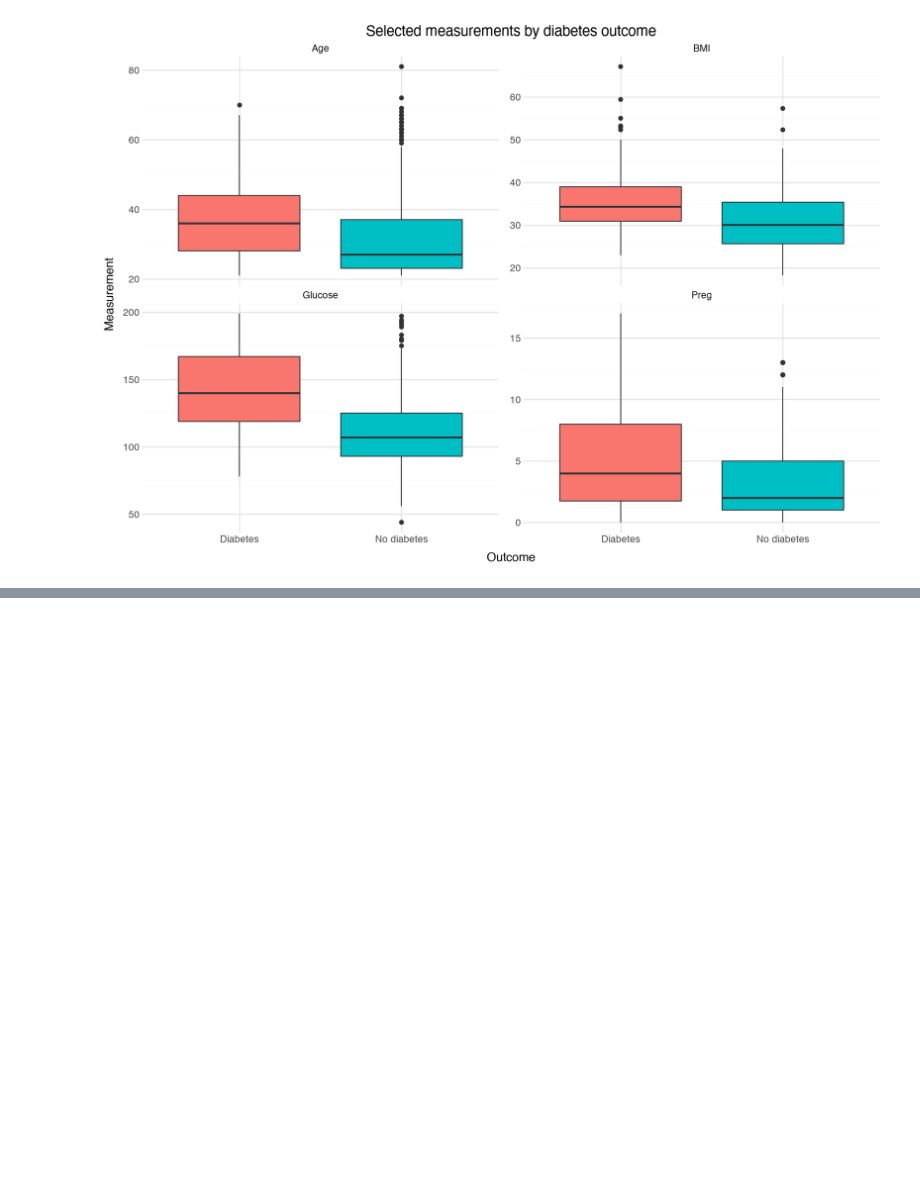
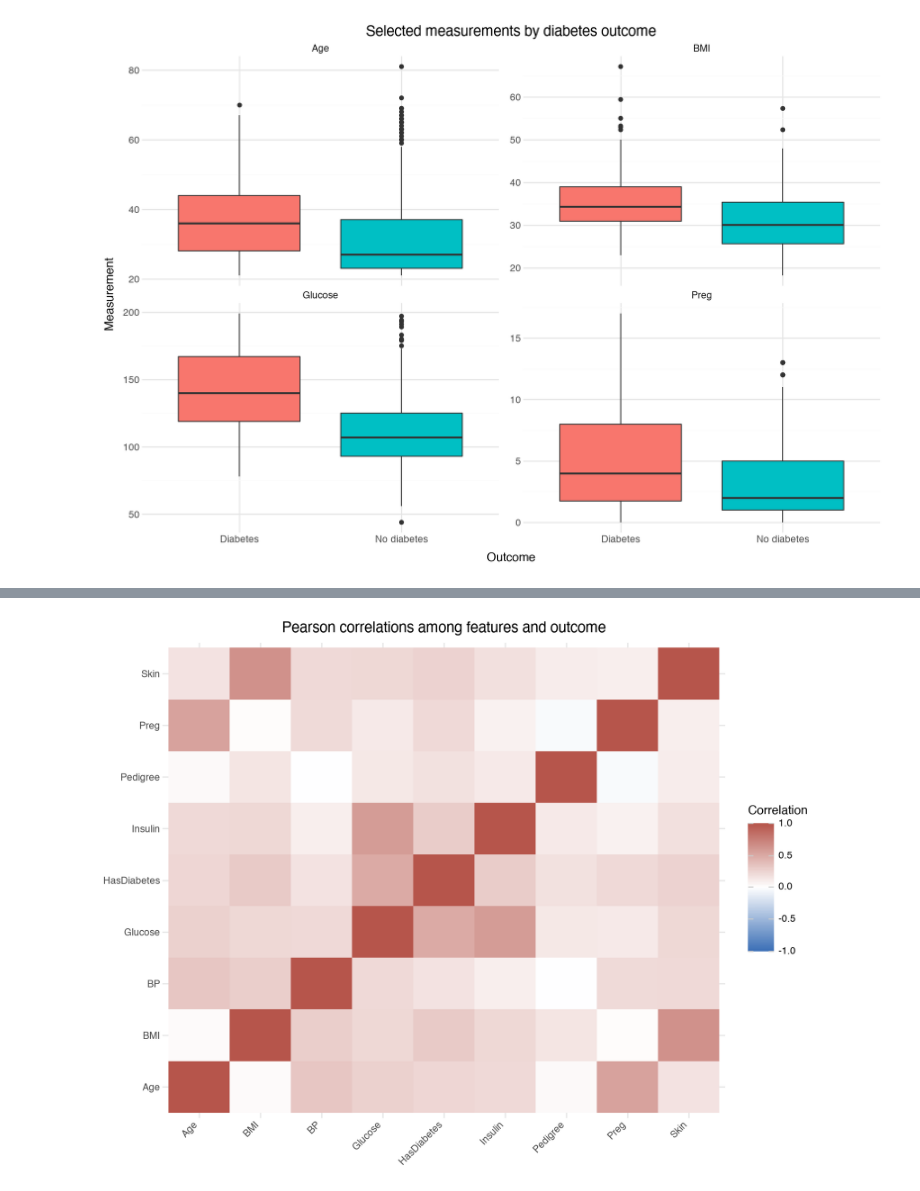
Before and after one commit to cchung3231/CPSC-483-Project, a Jupyter notebook: exploratory_analysis.ipynb, the cells around one changed output, grey strips where cells are left out. Cells and saved outputs as stored; diff of their text form; code cells hidden in the pictures; blank space fills up the shorter version.

Commit message:
In section 8 of exploratory analysis,I am  using correlations to understand how our diabetes-related variables are connected before building our prediction models.

```diff
--- a/exploratory_analysis.ipynb
+++ b/exploratory_analysis.ipynb
@@ -316,0 +319,4 @@ plot_data["HasDiabetes"] = plot_data["HasDiabetes"].map({0: "No diabetes", 1: "D
+# %%
+correlations = df_eda[features + ["HasDiabetes"]].corr(numeric_only=True)
+print("Correlation with diabetes outcome:")
+display(correlations["HasDiabetes"].drop("HasDiabetes").sort_values(ascending=False).round(3))
@@ -316,0 +334,9 @@ plot_data["HasDiabetes"] = plot_data["HasDiabetes"].map({0: "No diabetes", 1: "D
+# %%
+corr_long = correlations.reset_index().melt(id_vars="index", var_name="Feature", value_name="Correlation")
+(ggplot(corr_long, aes(x="Feature", y="index", fill="Correlation"))
+ + geom_tile()
+ + scale_fill_gradient2(low="#3b6fb6", mid="white", high="#b6554b", midpoint=0, limits=(-1, 1))
+ + labs(title="Pearson correlations among features and outcome", x="", y="")
+ + theme_minimal() + theme(figure_size=(9, 7), axis_text_x=element_text(rotation=45, ha="right")))
+# %% [output]
+[figure, added]
```
Also changed, not shown: parts of 2 cells of this notebook.
